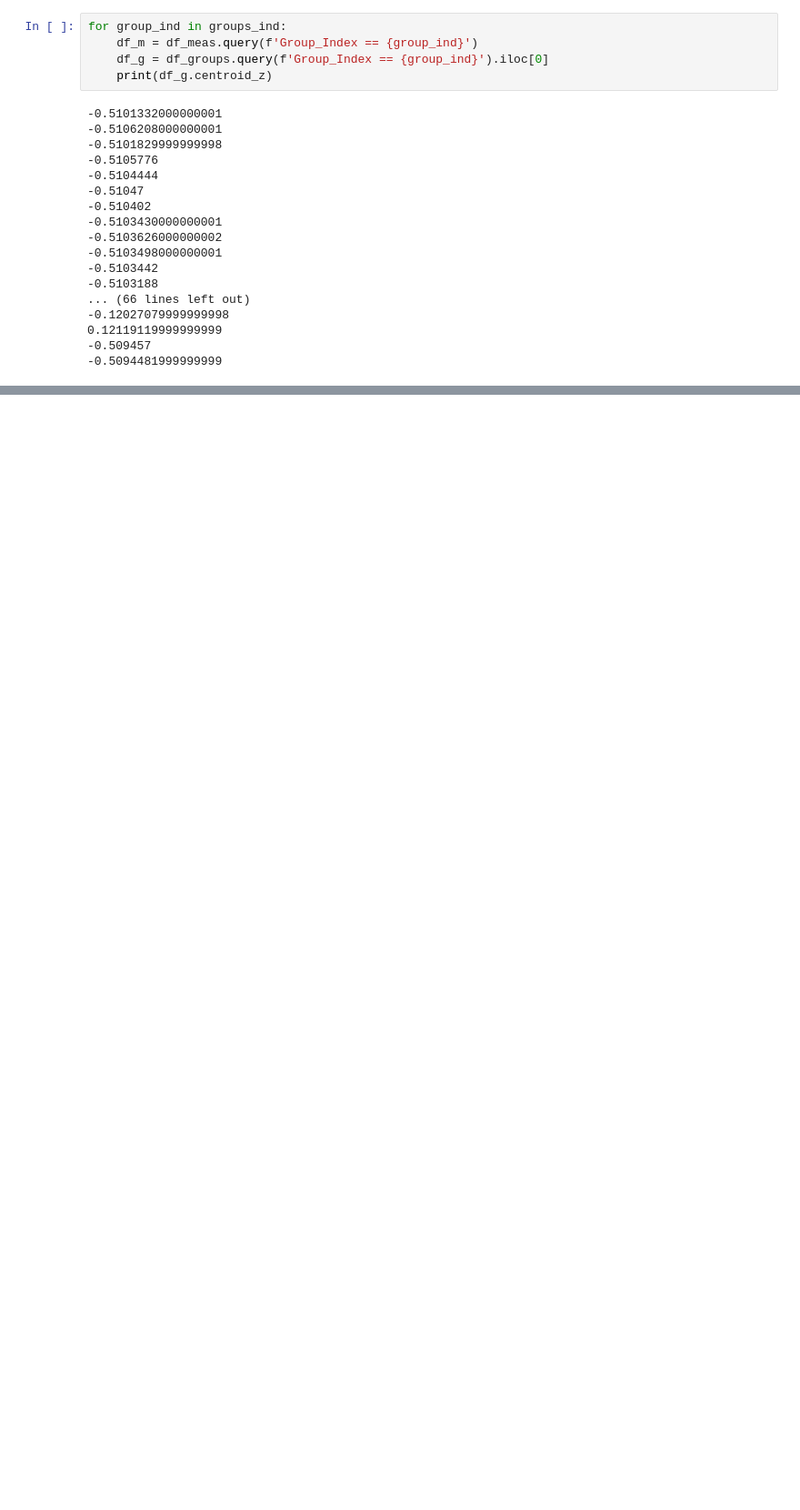
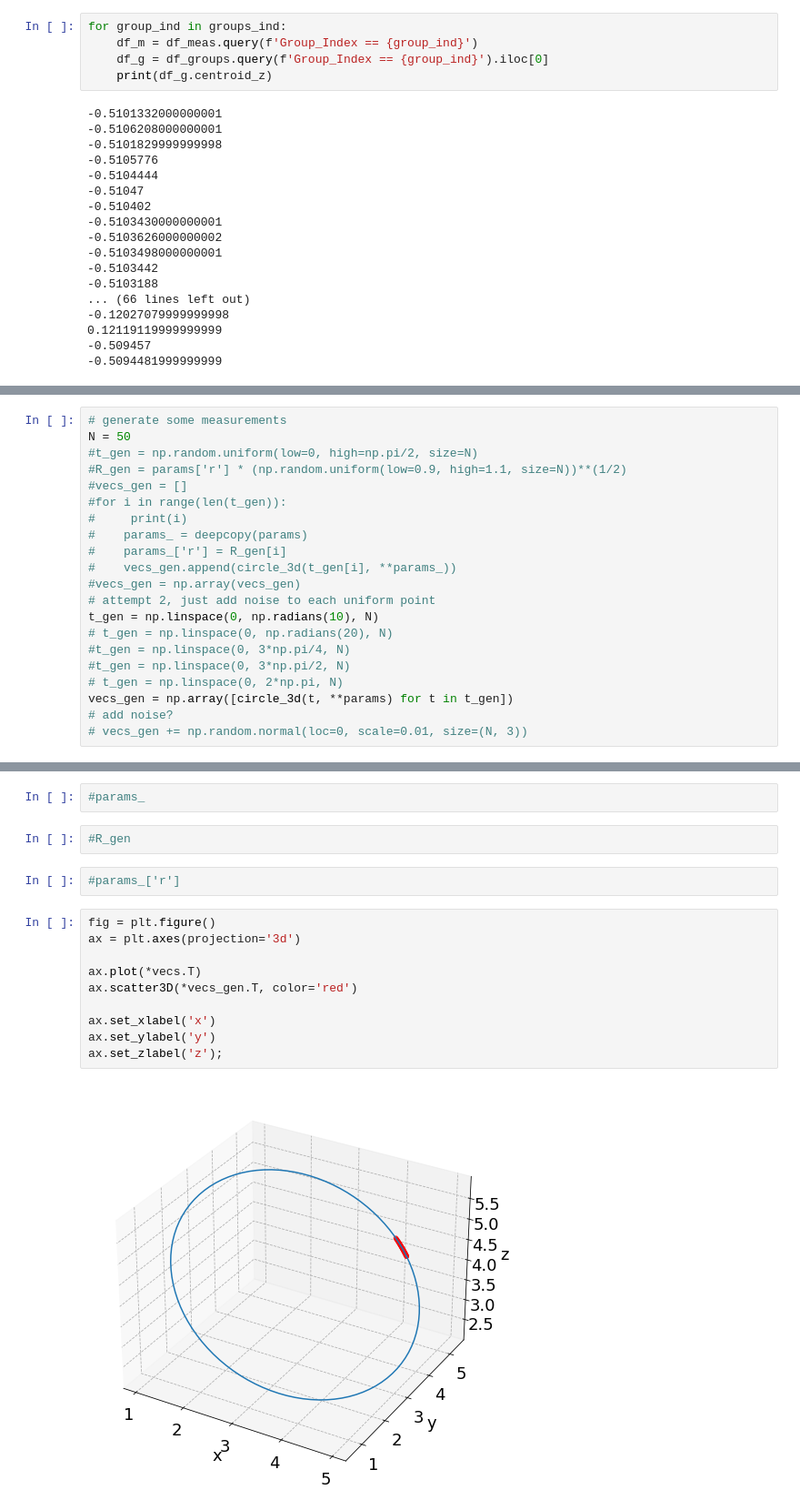
Before and after one commit to ckampa13/hallprobecalib, a Jupyter notebook: scripts/Calibration_Survey_Dec_2022/12-15-22_Survey_Results_v2.ipynb, the cells around one changed output, grey strips where cells are left out. Shown at 91% size. Saved outputs shown, nothing was run; the diff lists cells and outputs as text; blank space fills up the shorter version.

```diff
--- a/scripts/Calibration_Survey_Dec_2022/12-15-22_Survey_Results_v2.ipynb
+++ b/scripts/Calibration_Survey_Dec_2022/12-15-22_Survey_Results_v2.ipynb
@@ -1242,0 +1300,21 @@ for group_ind in groups_ind:
+# %%
+# generate some measurements
+N = 50
+#t_gen = np.random.uniform(low=0, high=np.pi/2, size=N)
+#R_gen = params['r'] * (np.random.uniform(low=0.9, high=1.1, size=N))**(1/2)
+#vecs_gen = []
+#for i in range(len(t_gen)):
+#     print(i)
+#    params_ = deepcopy(params)
+#    params_['r'] = R_gen[i]
+#    vecs_gen.append(circle_3d(t_gen[i], **params_))
+#vecs_gen = np.array(vecs_gen)
+# attempt 2, just add noise to each uniform point
+t_gen = np.linspace(0, np.radians(10), N)
+# t_gen = np.linspace(0, np.radians(20), N)
+#t_gen = np.linspace(0, 3*np.pi/4, N)
+#t_gen = np.linspace(0, 3*np.pi/2, N)
+# t_gen = np.linspace(0, 2*np.pi, N)
+vecs_gen = np.array([circle_3d(t, **params) for t in t_gen])
+# add noise?
+# vecs_gen += np.random.normal(loc=0, scale=0.01, size=(N, 3))
@@ -1242,0 +1332,18 @@ for group_ind in groups_ind:
+# %%
+#params_
+# %%
+#R_gen
+# %%
+#params_['r']
+# %%
+fig = plt.figure()
+ax = plt.axes(projection='3d')
+
+ax.plot(*vecs.T)
+ax.scatter3D(*vecs_gen.T, color='red')
+
+ax.set_xlabel('x')
+ax.set_ylabel('y')
+ax.set_zlabel('z');
+# %% [output]
+[figure, added]
```
Also changed, not shown: parts of 48 cells of this notebook, 1 other file.
